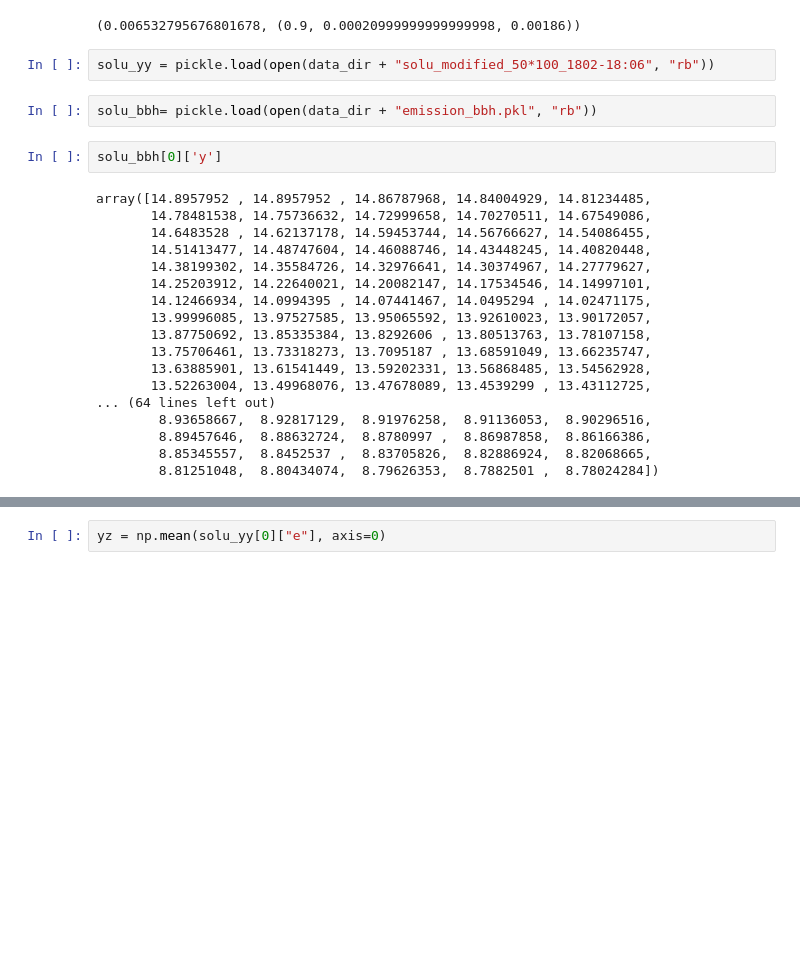
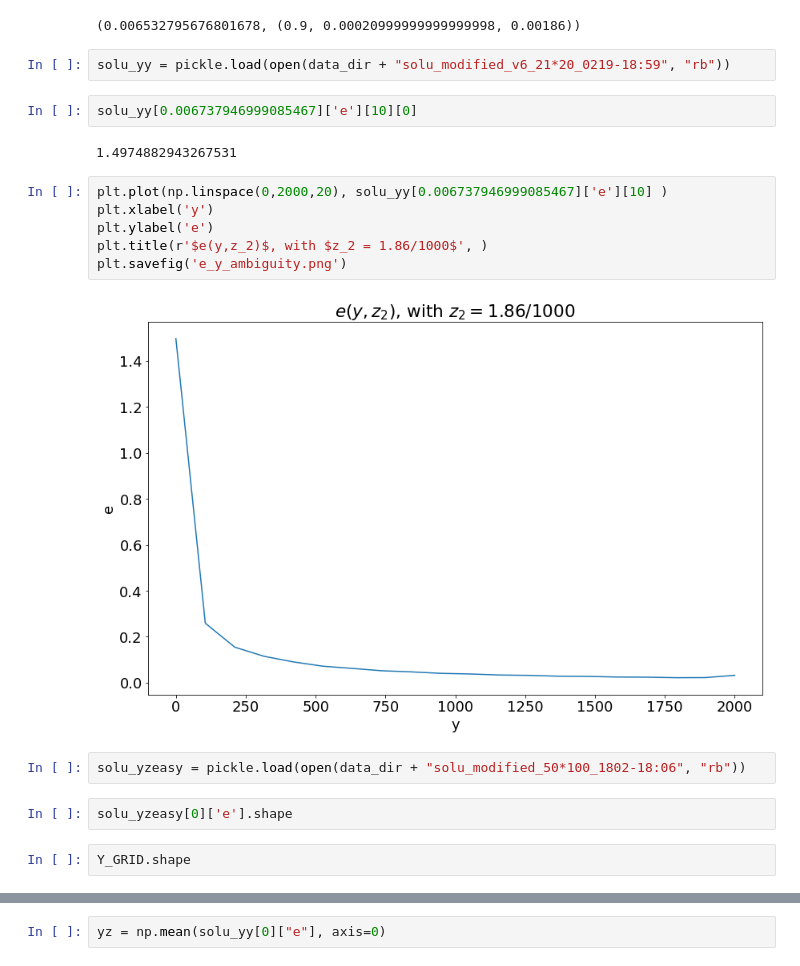
Before and after one commit to lphansen/ClimateUncertaintySpillover, a Jupyter notebook: source/solution_plots.ipynb, the cells around one changed output, grey strips where cells are left out. Cells and saved outputs as stored; diff of their text form; blank space fills up the shorter version.

Commit message:
add ambiguity modification

```diff
--- a/source/solution_plots.ipynb
+++ b/source/solution_plots.ipynb
@@ -26,29 +26,25 @@ sigma2 = compute_sigma2(RHO, SIGMA_Z, MU_2)
 sigma2, (RHO, SIGMA_Z, MU_2)
 # %% [output]
 (0.006532795676801678, (0.9, 0.00020999999999999998, 0.00186))
+# %%
+solu_yy = pickle.load(open(data_dir + "solu_modified_v6_21*20_0219-18:59", "rb"))
+# %%
+solu_yy[0.006737946999085467]['e'][10][0]
+# %% [output]
+1.4974882943267531
+# %%
+plt.plot(np.linspace(0,2000,20), solu_yy[0.006737946999085467]['e'][10] )
+plt.xlabel('y')
+plt.ylabel('e')
+plt.title(r'$e(y,z_2)$, with $z_2 = 1.86/1000$', )
+plt.savefig('e_y_ambiguity.png')
+# %% [output]
+[figure, added]
 # %%
-solu_yy = pickle.load(open(data_dir + "solu_modified_50*100_1802-18:06", "rb"))
+solu_yzeasy = pickle.load(open(data_dir + "solu_modified_50*100_1802-18:06", "rb"))
-# %%
-solu_bbh= pickle.load(open(data_dir + "emission_bbh.pkl", "rb"))
-# %%
-solu_bbh[0]['y']
-# %% [output]
-array([14.8957952 , 14.8957952 , 14.86787968, 14.84004929, 14.81234485,
-       14.78481538, 14.75736632, 14.72999658, 14.70270511, 14.67549086,
-       14.6483528 , 14.62137178, 14.59453744, 14.56766627, 14.54086455,
-       14.51413477, 14.48747604, 14.46088746, 14.43448245, 14.40820448,
-       14.38199302, 14.35584726, 14.32976641, 14.30374967, 14.27779627,
-       14.25203912, 14.22640021, 14.20082147, 14.17534546, 14.14997101,
-       14.12466934, 14.0994395 , 14.07441467, 14.0495294 , 14.02471175,
-       13.99996085, 13.97527585, 13.95065592, 13.92610023, 13.90172057,
-       13.87750692, 13.85335384, 13.8292606 , 13.80513763, 13.78107158,
-       13.75706461, 13.73318273, 13.7095187 , 13.68591049, 13.66235747,
-       13.63885901, 13.61541449, 13.59202331, 13.56868485, 13.54562928,
-       13.52263004, 13.49968076, 13.47678089, 13.4539299 , 13.43112725,
-... (64 lines left out)
-        8.93658667,  8.92817129,  8.91976258,  8.91136053,  8.90296516,
-        8.89457646,  8.88632724,  8.8780997 ,  8.86987858,  8.86166386,
-        8.85345557,  8.8452537 ,  8.83705826,  8.82886924,  8.82068665,
-        8.81251048,  8.80434074,  8.79626353,  8.7882501 ,  8.78024284])
+# %%
+solu_yzeasy[0]['e'].shape
+# %%
+Y_GRID.shape
 # %%
 solu_yy[0]["e"].shape
```
Also changed, not shown: parts of 23 cells of this notebook, 9 other files.
